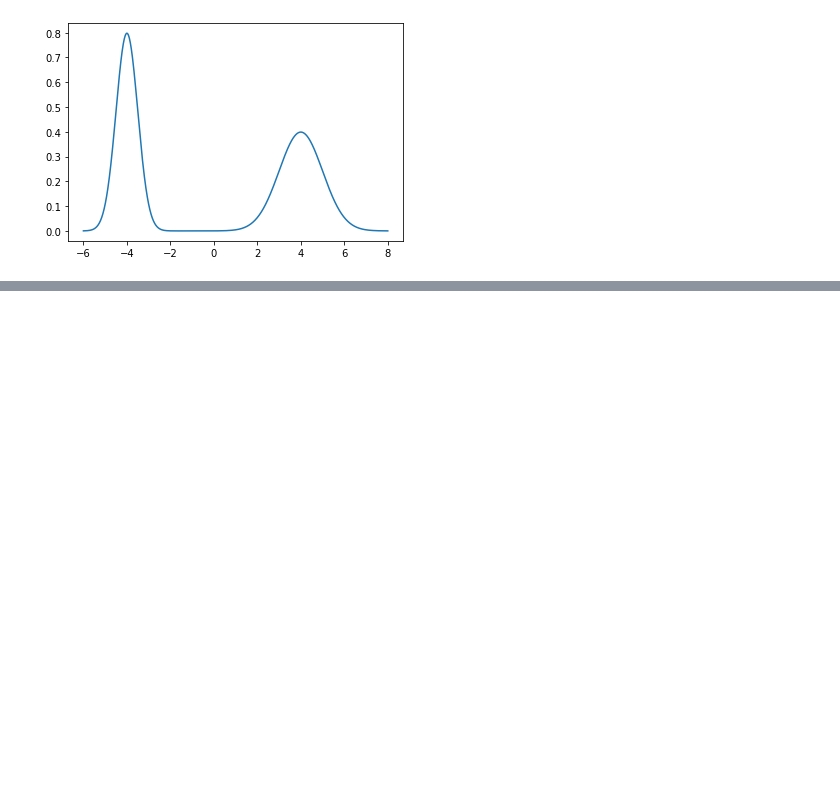
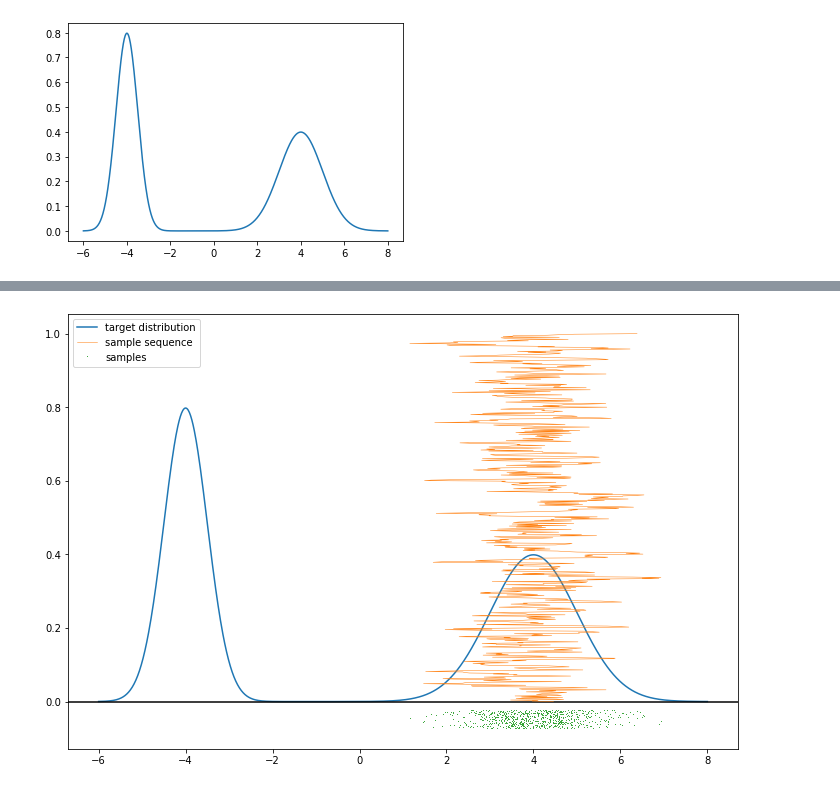
Before and after one commit to Inventrohyder/cs146, a Jupyter notebook: 13.2/notebook.ipynb, the cells around one changed output, grey strips where cells are left out. Saved outputs shown, nothing was run; the diff lists cells and outputs as text; code cells hidden in the pictures; blank space fills up the shorter version.

```diff
--- a/13.2/notebook.ipynb
+++ b/13.2/notebook.ipynb
@@ -46,0 +45,4 @@ plt.legend()
+# %%
+walk(1)
+# %% [output]
+[figure, added]
```
Also changed, not shown: parts of 6 cells of this notebook.
